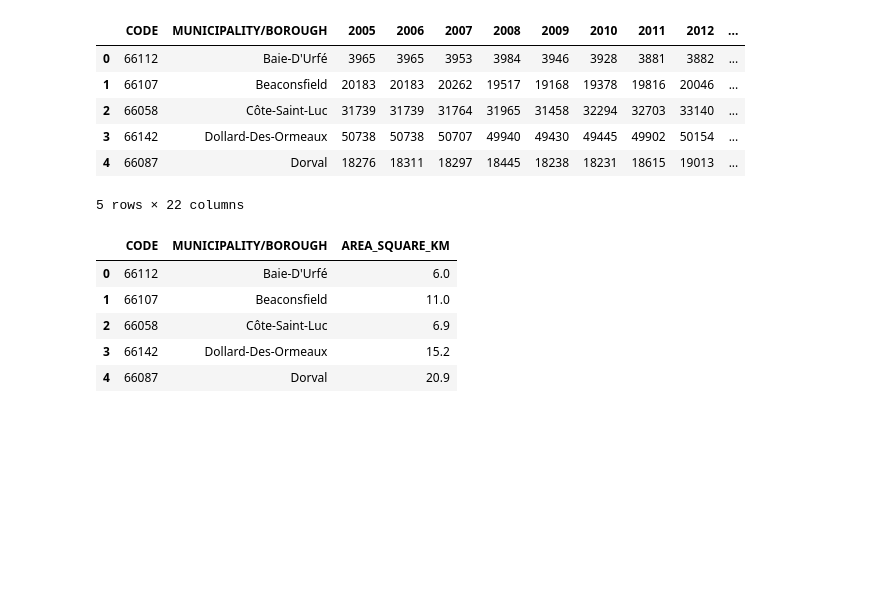
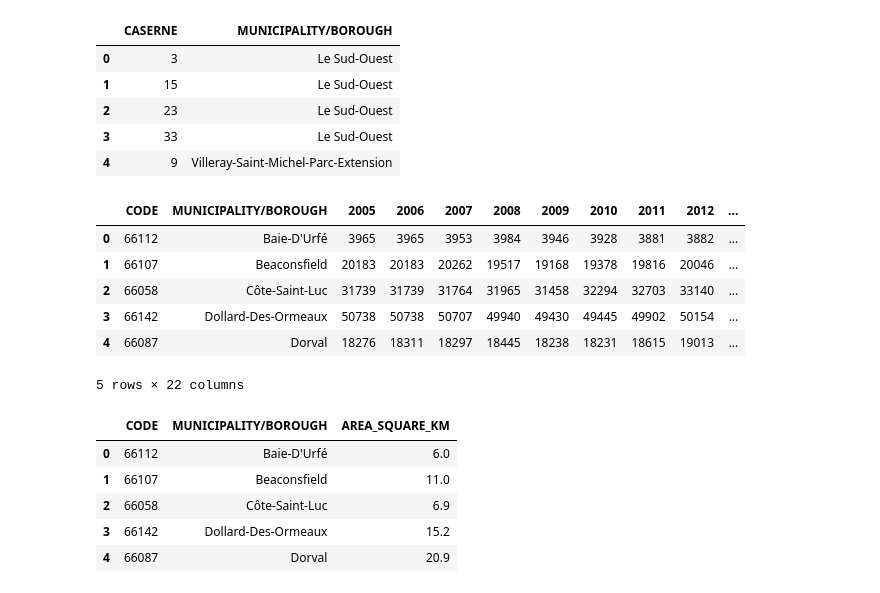
Before and after one commit to coddecses/ycbs299, a Jupyter notebook: notebooks/caserne_population_density.ipynb, the cells around one changed output. Cells and saved outputs as stored; diff of their text form; code cells hidden in the pictures; blank space fills up the shorter version.

Commit message:
Update caserne_population_density notebook and data

```diff
--- a/notebooks/caserne_population_density.ipynb
+++ b/notebooks/caserne_population_density.ipynb
@@ -17,9 +17,17 @@ df_casernes.head()
 # %%
 # Combine the municipalities and boroughs into a single column
 df_casernes = df_casernes[['CASERNE', 'ARRONDISSEMENT', 'VILLE']]
 df_casernes['MUNICIPALITY/BOROUGH'] = df_casernes['ARRONDISSEMENT'].combine_first(df_casernes['VILLE'])
 df_casernes = df_casernes[['CASERNE', 'MUNICIPALITY/BOROUGH']]
 df_casernes.loc[:, 'MUNICIPALITY/BOROUGH'] = df_casernes.loc[:, 'MUNICIPALITY/BOROUGH'].str.title()
+df_casernes.head()
+# %% [output]
+|  | CASERNE | MUNICIPALITY/BOROUGH |
+| 0 | 3 | Le Sud-Ouest |
+| 1 | 15 | Le Sud-Ouest |
+| 2 | 23 | Le Sud-Ouest |
+| 3 | 33 | Le Sud-Ouest |
+| 4 | 9 | Villeray-Saint-Michel-Parc-Extension |
 # %%
 df_population = pd.read_csv('municipalities-boroughs-population.csv')
 df_population.head()
```
Also changed, not shown: parts of 1 cell of this notebook, 1 other file.
